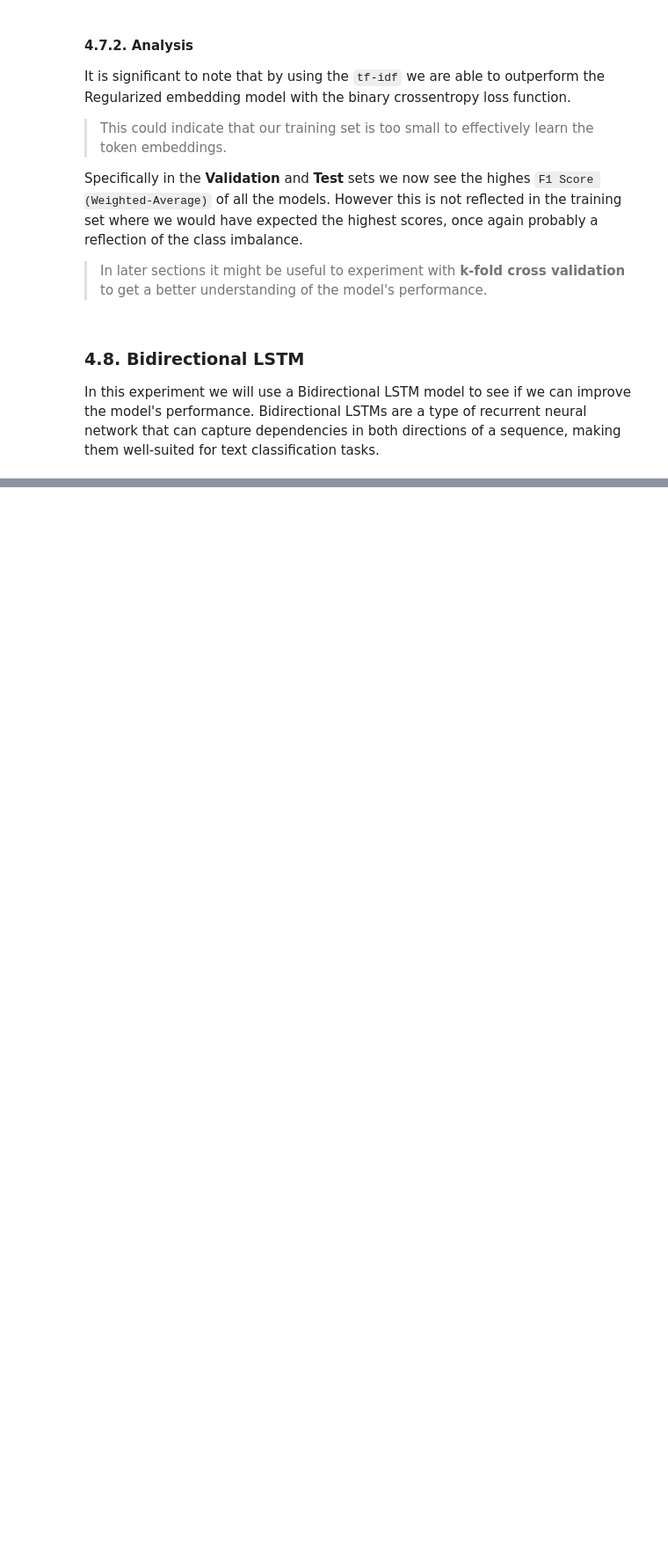
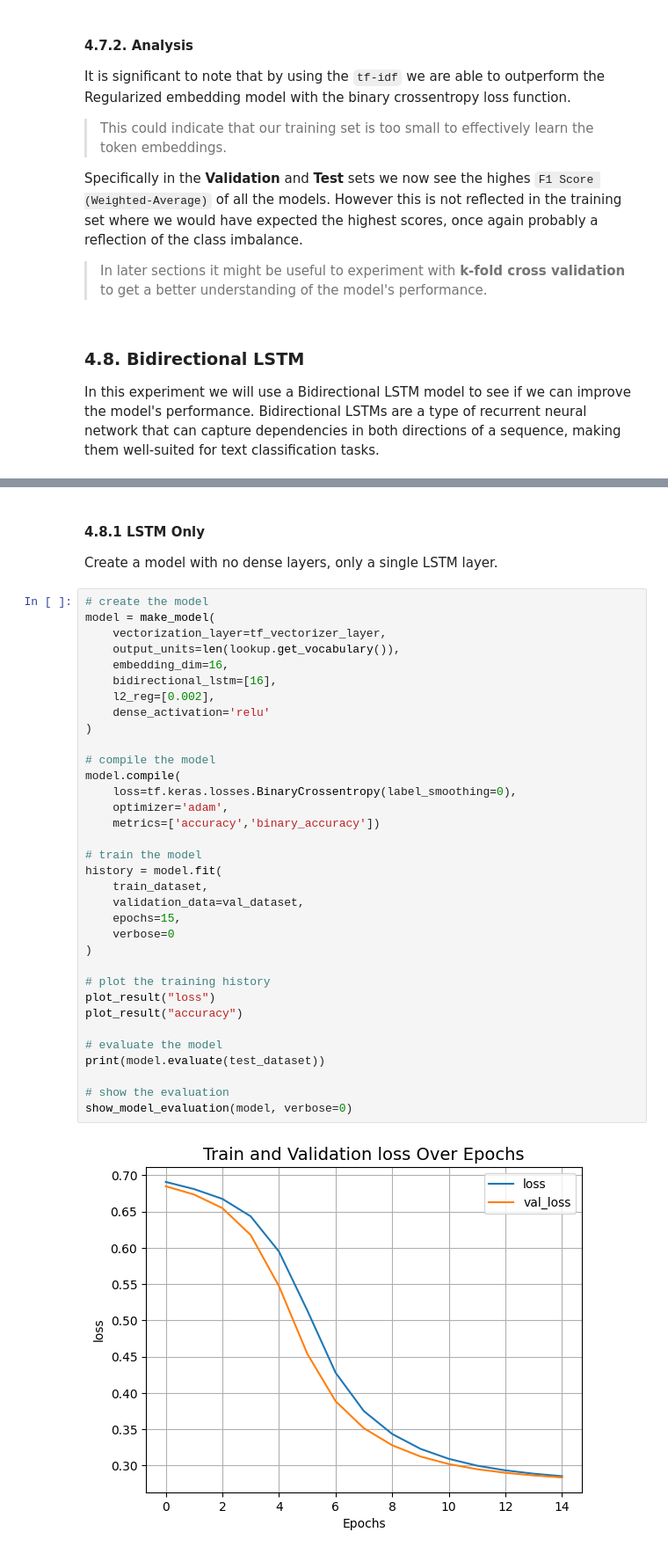
Before and after one commit to JohnnyFoulds/multi-intent-classification, a Jupyter notebook: notebooks/02_multiclass_model/02-02_modeling.ipynb, the cells around one changed output, grey strips where cells are left out. Shown at 88% size. Drawn from its saved outputs; the diff is of its cells as text; blank space fills up the shorter version.

Commit message:
Bidirectional LSTM completely unusable

```diff
--- a/notebooks/02_multiclass_model/02-02_modeling.ipynb
+++ b/notebooks/02_multiclass_model/02-02_modeling.ipynb
@@ -1494,0 +1502,40 @@ In this experiment we will use a Bidirectional LSTM model to see if we can impro
+# %% [markdown]
+#### 4.8.1 LSTM Only
+
+Create a model with no dense layers, only a single LSTM layer.
+# %%
+# create the model
+model = make_model(
+    vectorization_layer=tf_vectorizer_layer,
+    output_units=len(lookup.get_vocabulary()),
+    embedding_dim=16,
+    bidirectional_lstm=[16],
+    l2_reg=[0.002],
+    dense_activation='relu'
+)
+
+# compile the model
+model.compile(
+    loss=tf.keras.losses.BinaryCrossentropy(label_smoothing=0),
+    optimizer='adam',
+    metrics=['accuracy','binary_accuracy'])
+
+# train the model
+history = model.fit(
+    train_dataset,
+    validation_data=val_dataset,
+    epochs=15,
+    verbose=0
+)
+
+# plot the training history
+plot_result("loss")
+plot_result("accuracy")
+
+# evaluate the model
+print(model.evaluate(test_dataset))
+
+# show the evaluation
+show_model_evaluation(model, verbose=0)
+# %% [output]
+[figure, added]
```
Also changed, not shown: parts of 27 cells of this notebook, 1 other file.
